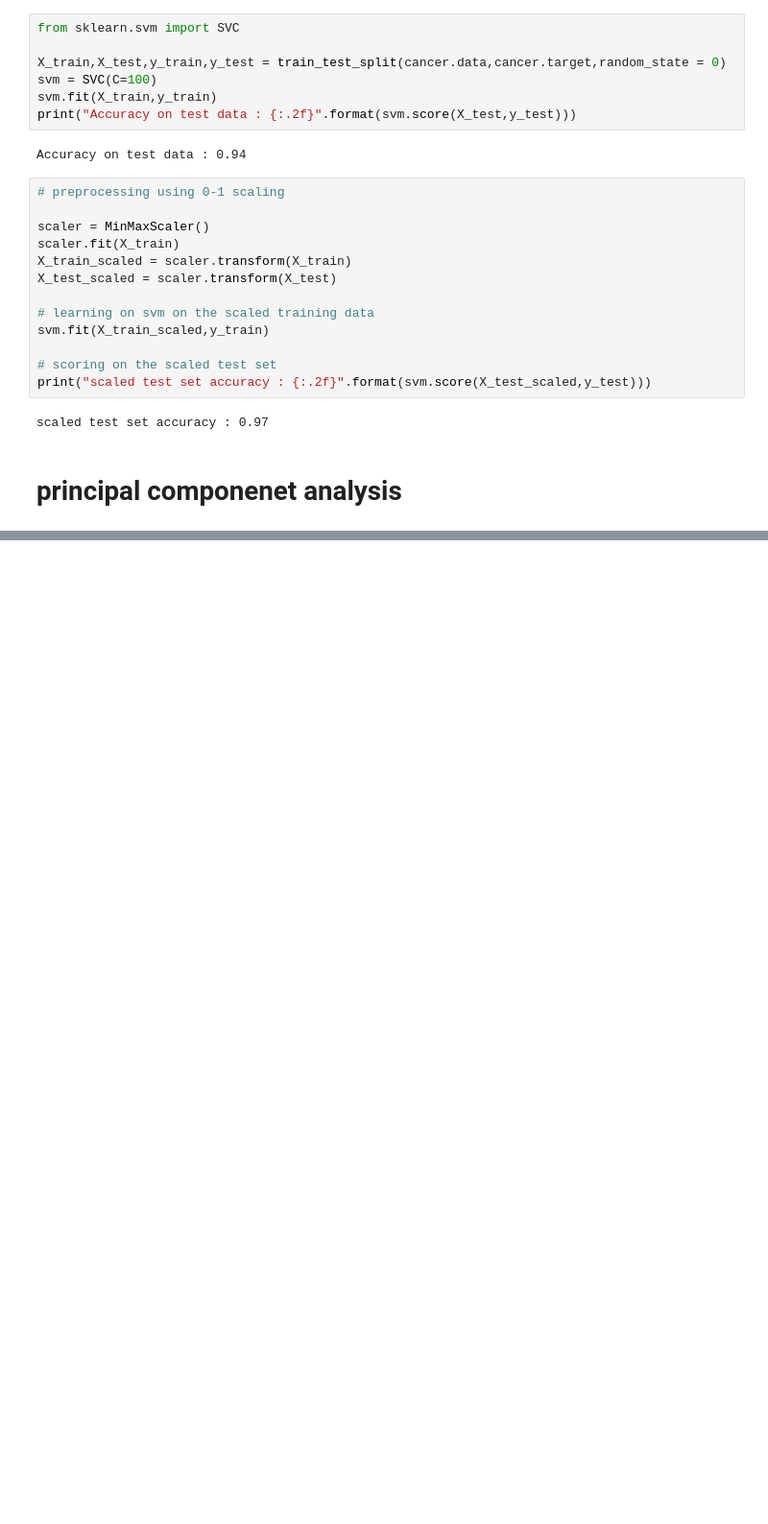
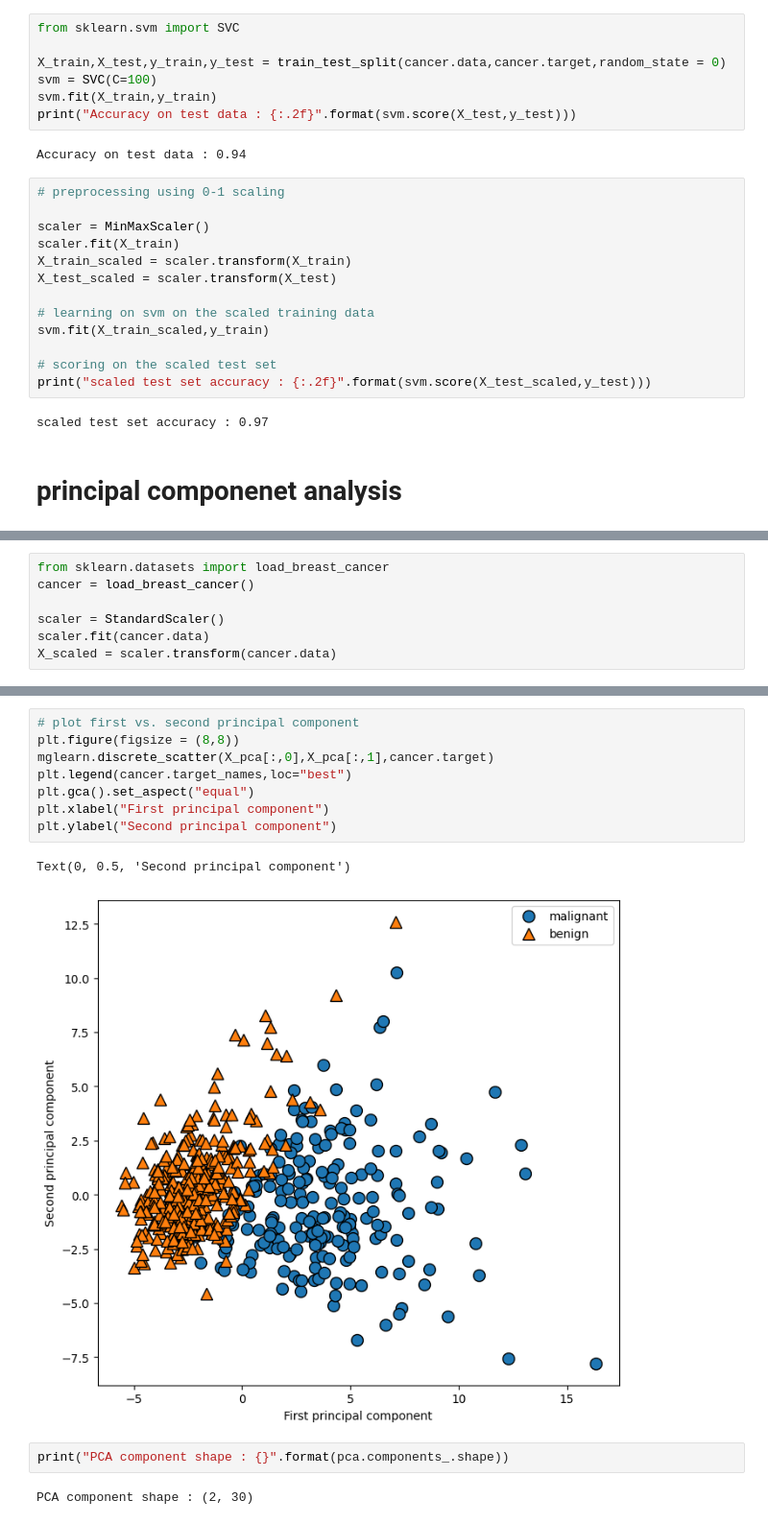
Before and after one commit to rishv1912/Introduction-to-machine-learning, a Jupyter notebook: unsupervised learning/preprocessing and scaling.ipynb, the cells around one changed output, grey strips where cells are left out. Shown at 96% size. Saved outputs shown, nothing was run; the diff lists cells and outputs as text; blank space fills up the shorter version.

```diff
--- a/unsupervised learning/preprocessing and scaling.ipynb
+++ b/unsupervised learning/preprocessing and scaling.ipynb
@@ -171,0 +201,7 @@ scaled test set accuracy : 0.97
+# %%
+from sklearn.datasets import load_breast_cancer
+cancer = load_breast_cancer()
+
+scaler = StandardScaler()
+scaler.fit(cancer.data)
+X_scaled = scaler.transform(cancer.data)
@@ -171,0 +223,15 @@ scaled test set accuracy : 0.97
+# %%
+# plot first vs. second principal component
+plt.figure(figsize = (8,8))
+mglearn.discrete_scatter(X_pca[:,0],X_pca[:,1],cancer.target)
+plt.legend(cancer.target_names,loc="best")
+plt.gca().set_aspect("equal")
+plt.xlabel("First principal component")
+plt.ylabel("Second principal component")
+# %% [output]
+Text(0, 0.5, 'Second principal component')
+[figure, added]
+# %%
+print("PCA component shape : {}".format(pca.components_.shape))
+# %% [output]
+PCA component shape : (2, 30)
```
Also changed, not shown: parts of 7 cells of this notebook.
